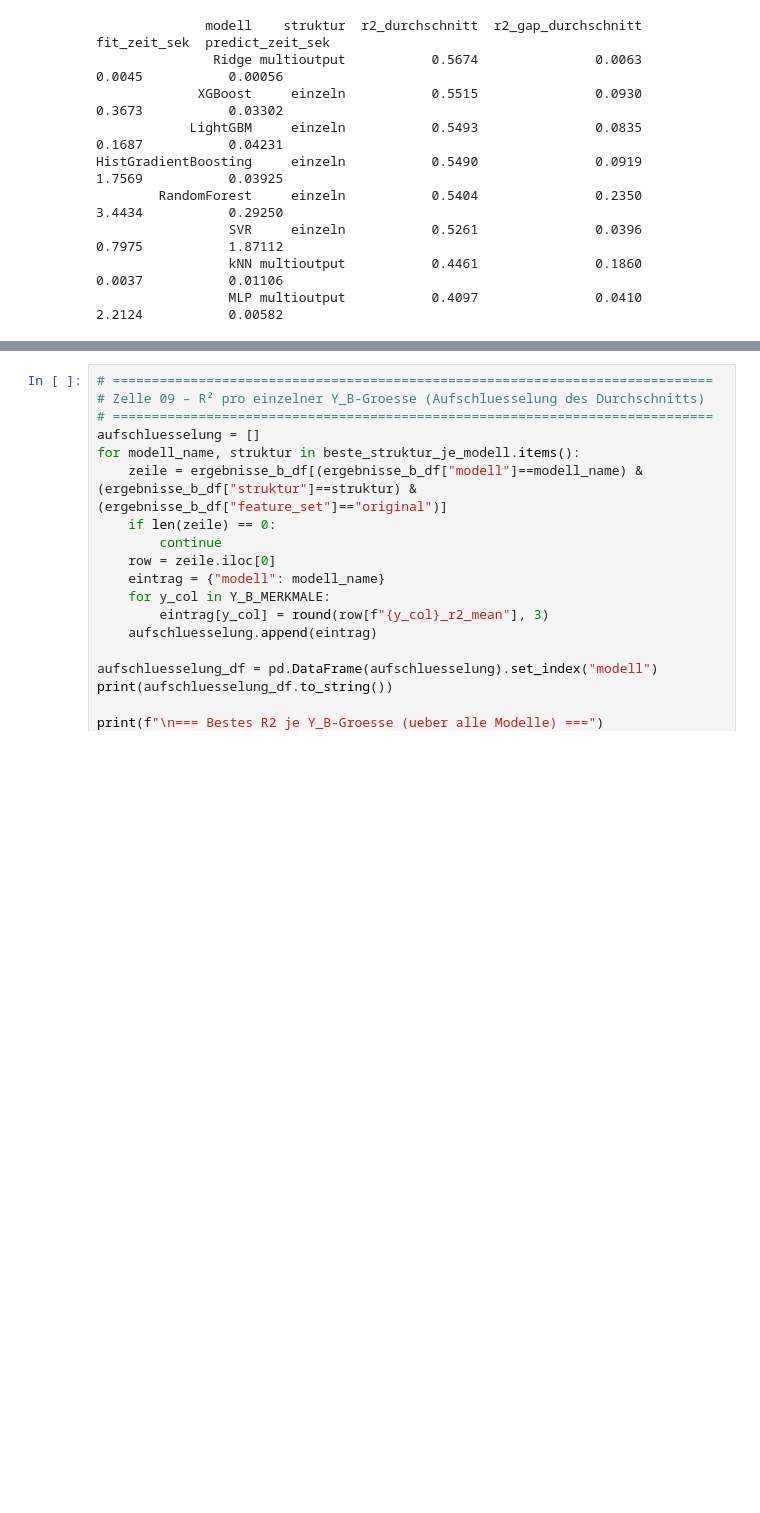
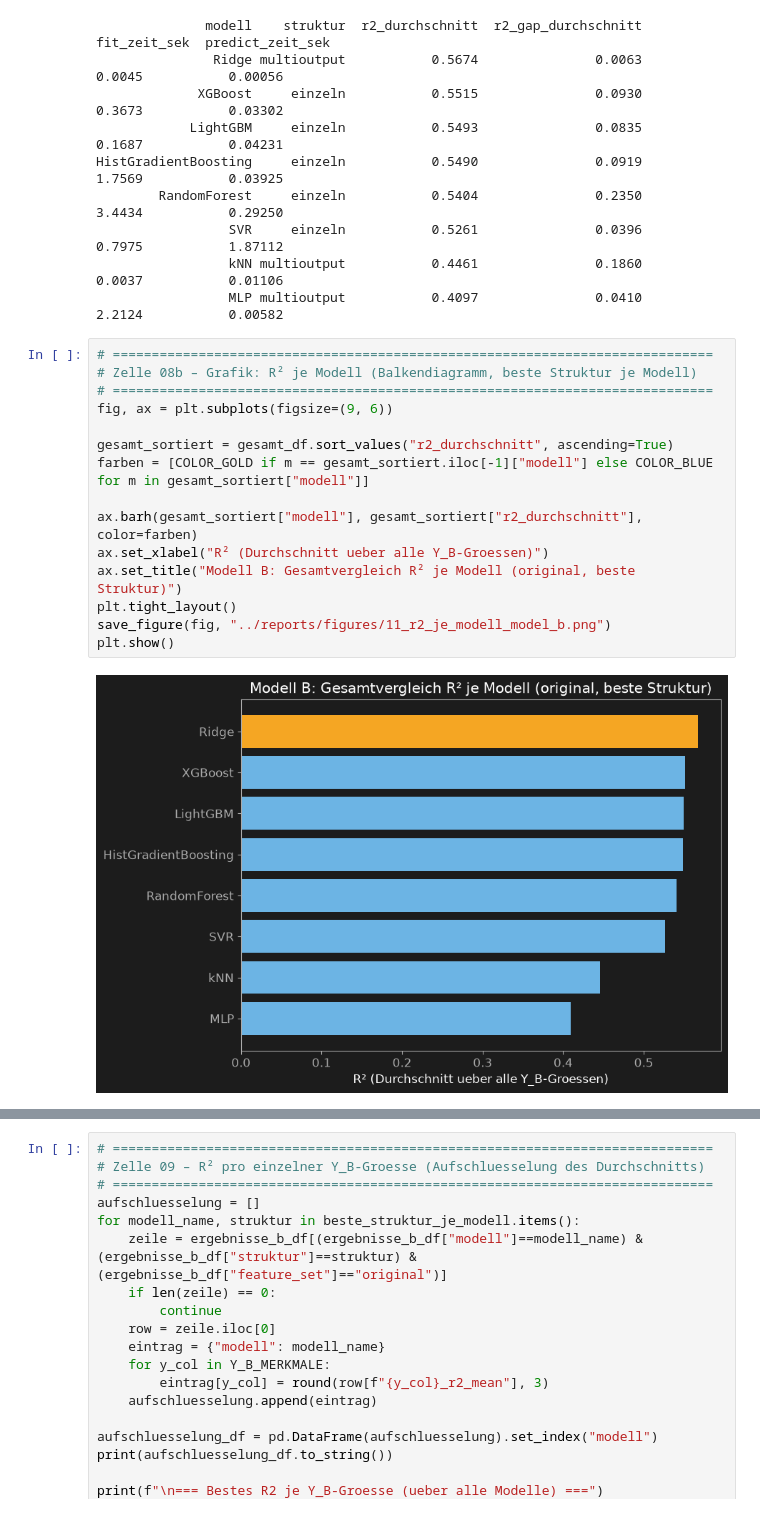
Before and after one commit to AwaTekoete/_MyExtrusionML_Synthetisch, a Jupyter notebook: notebooks/11_modeling_model_b.ipynb, the cells around one changed output, grey strips where cells are left out. Saved outputs shown, nothing was run; the diff lists cells and outputs as text; blank space fills up the shorter version.

```diff
--- a/notebooks/11_modeling_model_b.ipynb
+++ b/notebooks/11_modeling_model_b.ipynb
@@ -436,3 +474,20 @@ HistGradientBoosting     einzeln           0.5490               0.0919        1.
                  SVR     einzeln           0.5261               0.0396        0.7975           1.87112
                  kNN multioutput           0.4461               0.1860        0.0037           0.01106
                  MLP multioutput           0.4097               0.0410        2.2124           0.00582
+# %%
+# =============================================================================
+# Zelle 08b – Grafik: R² je Modell (Balkendiagramm, beste Struktur je Modell)
+# =============================================================================
+fig, ax = plt.subplots(figsize=(9, 6))
+
+gesamt_sortiert = gesamt_df.sort_values("r2_durchschnitt", ascending=True)
+farben = [COLOR_GOLD if m == gesamt_sortiert.iloc[-1]["modell"] else COLOR_BLUE for m in gesamt_sortiert["modell"]]
+
+ax.barh(gesamt_sortiert["modell"], gesamt_sortiert["r2_durchschnitt"], color=farben)
+ax.set_xlabel("R² (Durchschnitt ueber alle Y_B-Groessen)")
+ax.set_title("Modell B: Gesamtvergleich R² je Modell (original, beste Struktur)")
+plt.tight_layout()
+save_figure(fig, "../reports/figures/11_r2_je_modell_model_b.png")
+plt.show()
+# %% [output]
+[figure, added]
```
Also changed, not shown: parts of 8 cells of this notebook, 3 other files.
